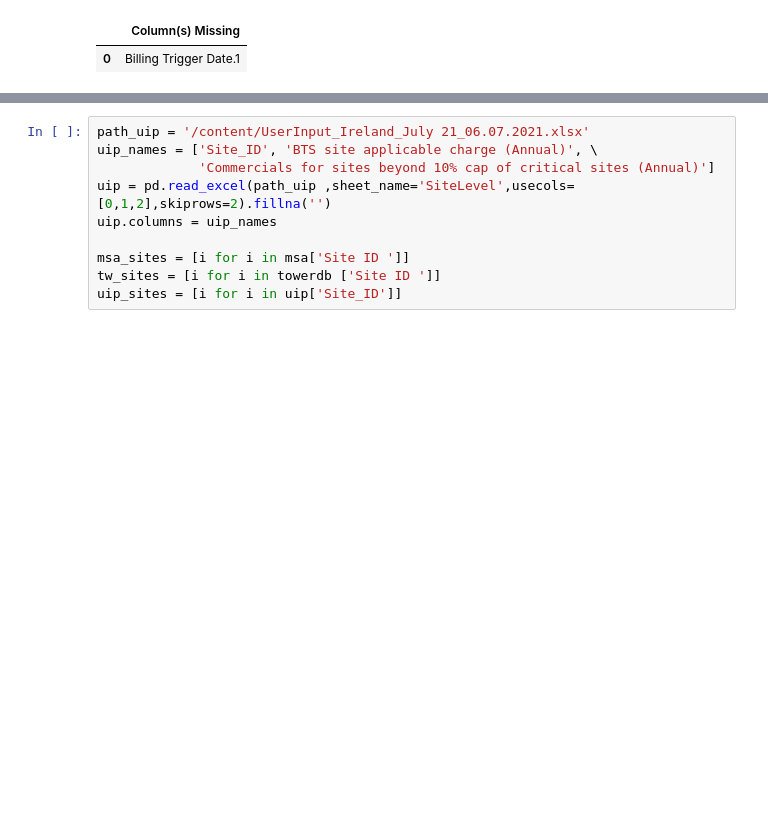
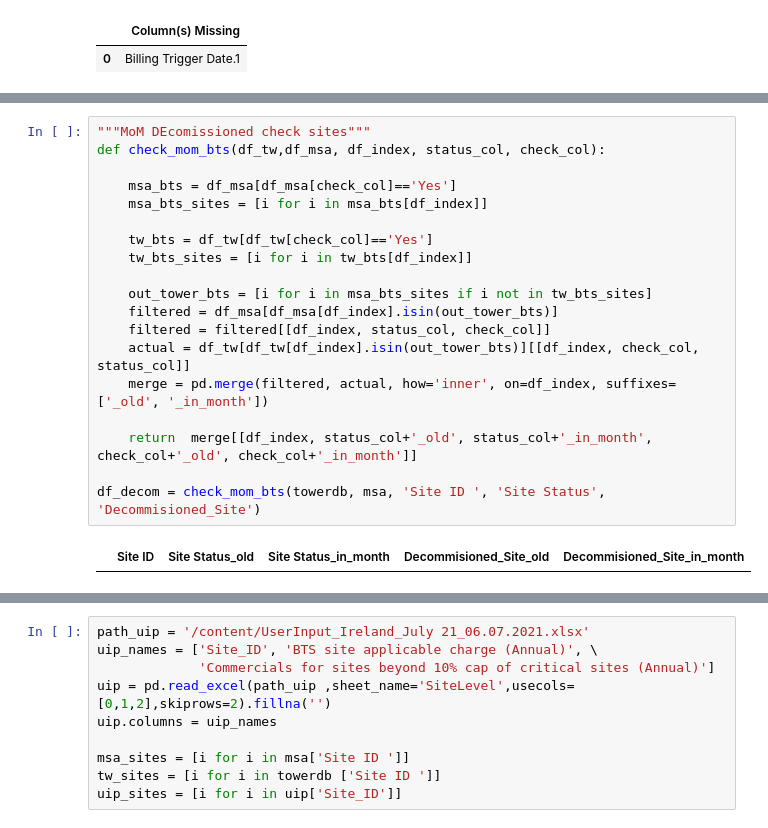
Before and after one commit to emerenan/xlsx_validation, a Jupyter notebook: ie_validations.ipynb, the cells around one changed output, grey strips where cells are left out. Saved outputs shown, nothing was run; the diff lists cells and outputs as text; blank space fills up the shorter version.

```diff
--- a/ie_validations.ipynb
+++ b/ie_validations.ipynb
@@ -485,3 +266,24 @@ print(no_actives_dates_errors)
+# %%
+"""MoM DEcomissioned check sites"""
+def check_mom_bts(df_tw,df_msa, df_index, status_col, check_col):
+
+    msa_bts = df_msa[df_msa[check_col]=='Yes']
+    msa_bts_sites = [i for i in msa_bts[df_index]]
+
+    tw_bts = df_tw[df_tw[check_col]=='Yes']
+    tw_bts_sites = [i for i in tw_bts[df_index]]
+
+    out_tower_bts = [i for i in msa_bts_sites if i not in tw_bts_sites]
+    filtered = df_msa[df_msa[df_index].isin(out_tower_bts)]
+    filtered = filtered[[df_index, status_col, check_col]]
+    actual = df_tw[df_tw[df_index].isin(out_tower_bts)][[df_index, check_col, status_col]]
+    merge = pd.merge(filtered, actual, how='inner', on=df_index, suffixes=['_old', '_in_month'])
+
+    return  merge[[df_index, status_col+'_old', status_col+'_in_month', check_col+'_old', check_col+'_in_month']]
+
+df_decom = check_mom_bts(towerdb, msa, 'Site ID ', 'Site Status', 'Decommisioned_Site')
+# %% [output]
+|  | Site ID | Site Status_old | Site Status_in_month | Decommisioned_Site_old | Decommisioned_Site_in_month |
 # %%
 def check_picklist_v1(df,df_index,df_status, df_cols, picklist_dict):
     from collections import defaultdict
```
Also changed, not shown: parts of 62 cells of this notebook.
